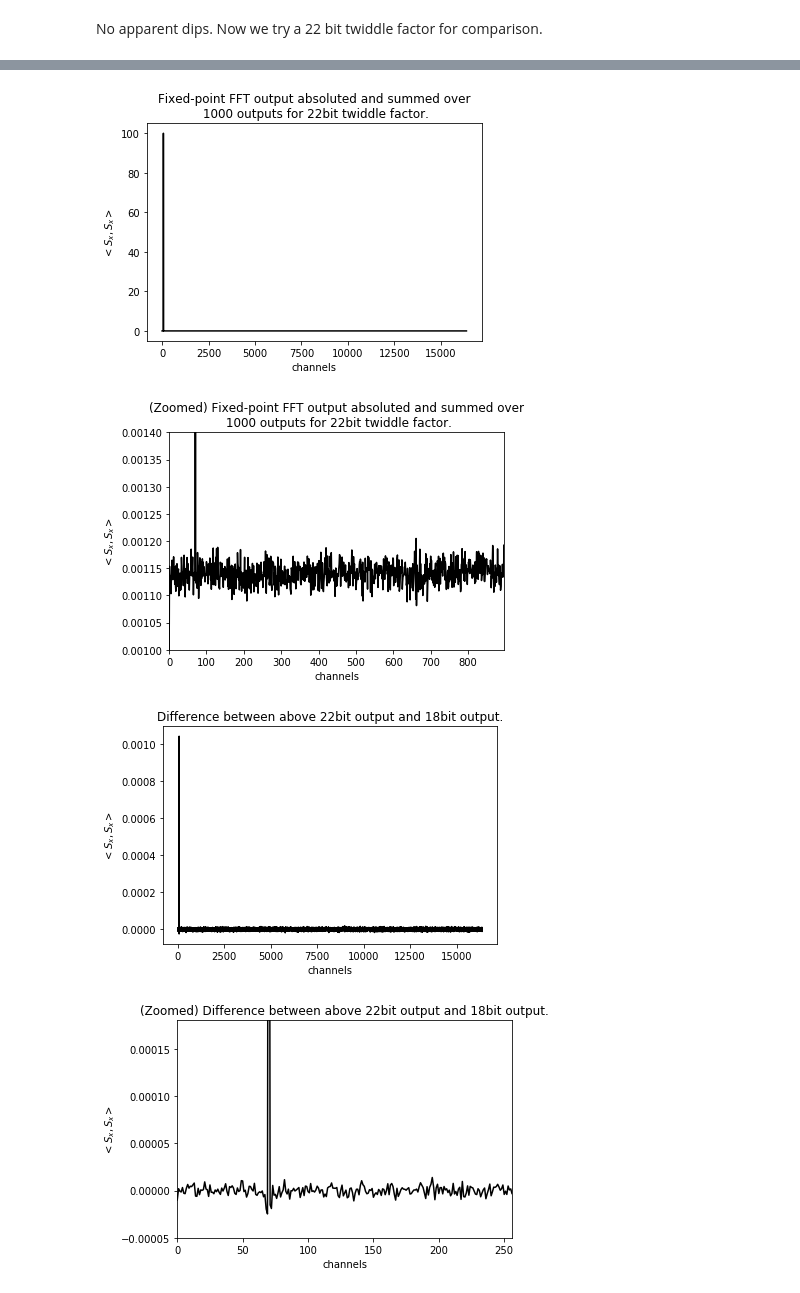
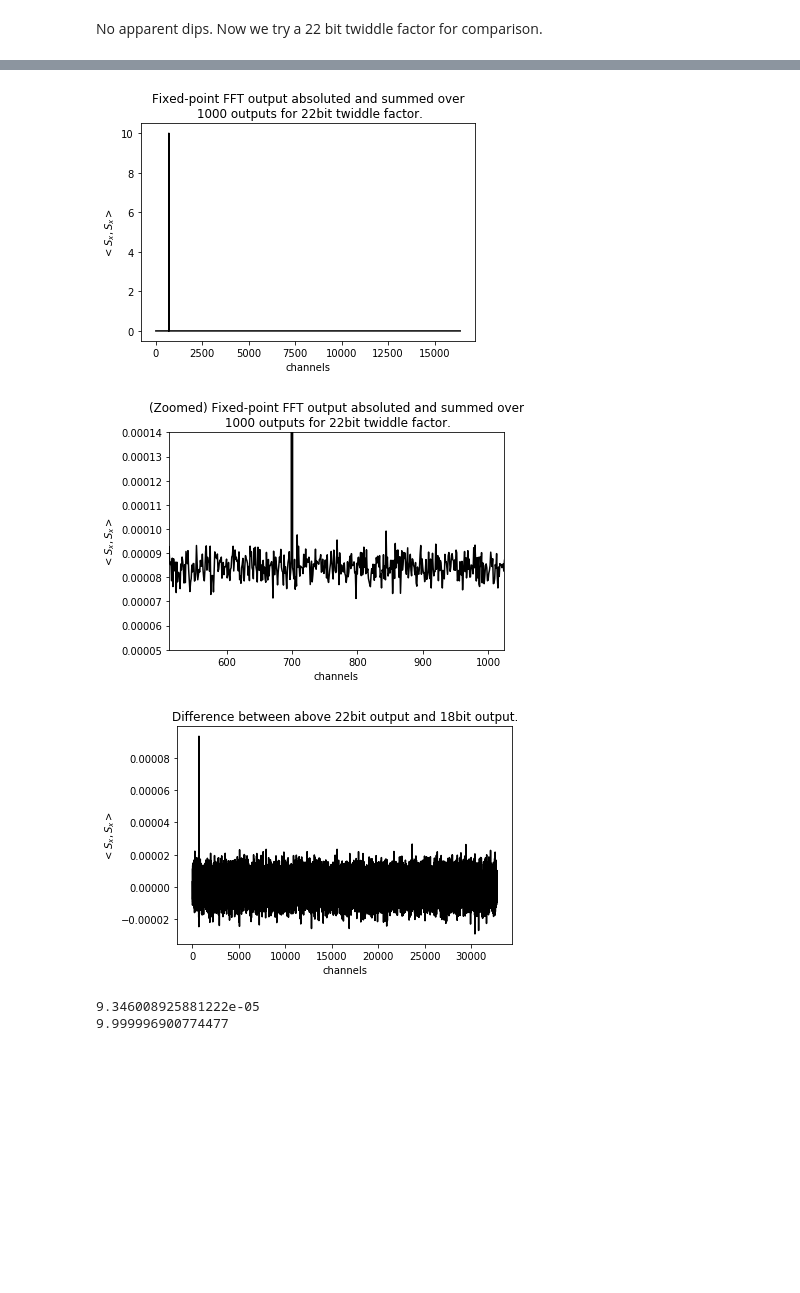
Before and after one commit to talonmyburgh/F-Engine_python_sim, a Jupyter notebook: F-Engine_coefftests.ipynb, the cells around one changed output, grey strips where cells are left out. Saved outputs shown, nothing was run; the diff lists cells and outputs as text; code cells hidden in the pictures; blank space fills up the shorter version.

```diff
--- a/F-Engine_coefftests.ipynb
+++ b/F-Engine_coefftests.ipynb
@@ -107,40 +117,34 @@ np.save("output_vector_22bit_twiddle_uncorrnoise",output_vector[:2**15])
 # %%
 output_vector = np.load("output_vector_22bit_twiddle_uncorrnoise.npy",mmap_mode = 'r')
 fig = plt.figure(1)
-v = plt.plot(output_vector[:2**14],'k')
+v = plt.plot(output_vector,'k')
 plt.title("Fixed-point FFT output absoluted and summed over\n 1000 outputs for 22bit twiddle factor.")
 plt.xlabel("channels")
 plt.ylabel("$<S_{x},S_{x}>$")
 plt.show()
-s = plt.plot(output_vector[:2**14],'k')
+s = plt.plot(output_vector,'k')
 plt.title("(Zoomed) Fixed-point FFT output absoluted and summed over\n 1000 outputs for 22bit twiddle factor.")
 plt.xlabel("channels")
 plt.ylabel("$<S_{x},S_{x}>$")
-plt.xlim((0,896))
-plt.ylim((0.0010,0.0014))
+plt.xlim((512,1024))
+plt.ylim((0.00005,0.00014))
 plt.show()
 # %% [output]
-[figure, old version]
+[figure, new version]
-[figure, old version]
+[figure, new version]
 # %%
-output_vector1 = np.load("output_vector_22bit_twiddle.npy",mmap_mode = 'r')
-output_vector2 = np.load("output_vector_18bit_twiddle.npy",mmap_mode = 'r')
+output_vector1 = np.load("output_vector_22bit_twiddle_uncorrnoise.npy",mmap_mode = 'r')
+output_vector2 = np.load("output_vector_18bit_twiddle_uncorrnoise.npy",mmap_mode = 'r')
 fig = plt.figure(1)
-v = plt.plot(output_vector1[:2**14]-output_vector2[:2**14],'k')
+v = plt.plot(output_vector1-output_vector2,'k')
 plt.title("Difference between above 22bit output and 18bit output.")
 plt.xlabel("channels")
 plt.ylabel("$<S_{x},S_{x}>$")
 plt.show()
-s = plt.plot(output_vector1[:2**14]-output_vector2[:2**14],'k')
-plt.title("(Zoomed) Difference between above 22bit output and 18bit output.")
-plt.xlabel("channels")
-plt.ylabel("$<S_{x},S_{x}>$")
-plt.xlim((0,256))
-plt.ylim((-0.00005,0.00018))
-plt.show()
 # %% [output]
-[figure, old version]
+[figure, new version]
-[figure, removed]
+9.346008925881222e-05
+9.999996900774477
 # %% [markdown]
 As can be seen, the dips visable in the CASPER PFB implementation are not present in this simulator.
 
```
Also changed, not shown: parts of 8 cells of this notebook, 7 other files.
